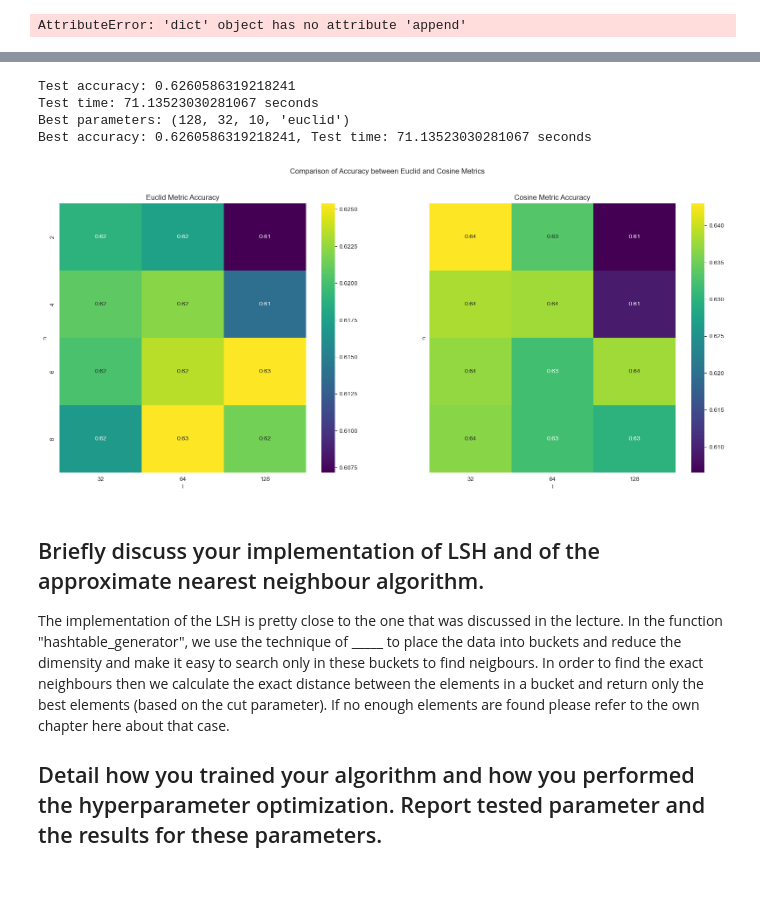
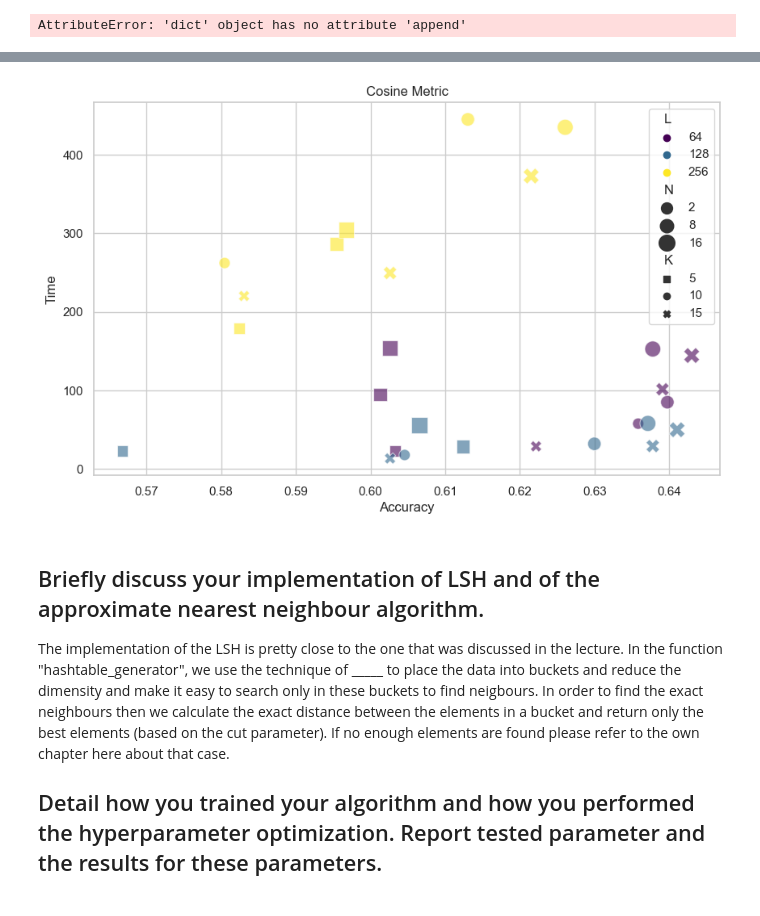
Before and after one commit to nks84/mma_pa1, a Jupyter notebook: checkpointCharlie.ipynb, the cells around one changed output, grey strips where cells are left out. Cells and saved outputs as stored; diff of their text form; code cells hidden in the pictures.

```diff
--- a/checkpointCharlie.ipynb
+++ b/checkpointCharlie.ipynb
@@ -421,39 +431,13 @@ ValueError: Length mismatch: Expected axis has 1 elements, new values have 2 ele
 # %%
-results_for_128_2_10_cosine = find_best_parameters_test([128], [32], [10], ["euclid"])
+# Plotting for Cosine
+plt.figure(figsize=(10, 6))
+sns.scatterplot(data=df_cosine, x='Accuracy', y='Time', style='K', hue='L', size='N',
+                palette='viridis', markers={5: 's', 10: 'o', 15: 'X'}, sizes=(100, 200),
+                alpha=0.6).set_title('Cosine Metric')
+plt.grid(True)
+plt.show()
 # %% [output]
-Test accuracy: 0.6260586319218241
-Test time: 71.13523030281067 seconds
-Best parameters: (128, 32, 10, 'euclid')
-Best accuracy: 0.6260586319218241, Test time: 71.13523030281067 seconds
+[figure, added]
-# %%
-df_data = [(l, n, metric, accuracy) for (l, n, cut, metric), accuracy in results.items()]
-df = pd.DataFrame(df_data, columns=['l', 'n', 'metric', 'accuracy'])
-
-# Separate dataframes for each metric
-df_euclid = df[df['metric'] == 'euclid']
-df_cosine = df[df['metric'] == 'cosine']
-
-# Pivot dataframes using the correct method
-pivot_euclid = df_euclid.pivot(index="n", columns="l", values="accuracy")
-pivot_cosine = df_cosine.pivot(index="n", columns="l", values="accuracy")
-
-# Plotting
-fig, ax = plt.subplots(1, 2, figsize=(20, 8), sharey=True)
-
-sns.heatmap(pivot_euclid, annot=True, fmt=".2f", cmap="viridis", ax=ax[0])
-ax[0].set_title("Euclid Metric Accuracy")
-ax[0].set_xlabel("l")
-ax[0].set_ylabel("n")
-
-sns.heatmap(pivot_cosine, annot=True, fmt=".2f", cmap="viridis", ax=ax[1])
-ax[1].set_title("Cosine Metric Accuracy")
-ax[1].set_xlabel("l")
-# ax[1].set_ylabel("n") is not needed as the y-axis is shared
-
-plt.suptitle("Comparison of Accuracy between Euclid and Cosine Metrics")
-plt.show()
-# %% [output]
-[figure, removed]
 # %% [markdown]
 ## Briefly discuss your implementation of LSH and of the approximate nearest neighbour algorithm.
 The implementation of the LSH is pretty close to the one that was discussed in the lecture. In the function "hashtable_generator", we use the technique of _____ to place the data into buckets and reduce the dimensity and make it easy to search only in these buckets to find neigbours. In order to find the exact neighbours then we calculate the exact distance between the elements in a bucket and return only the best elements (based on the cut parameter). If no enough elements are found please refer to the own chapter here about that case.
```
Also changed, not shown: parts of 1 cell of this notebook.
